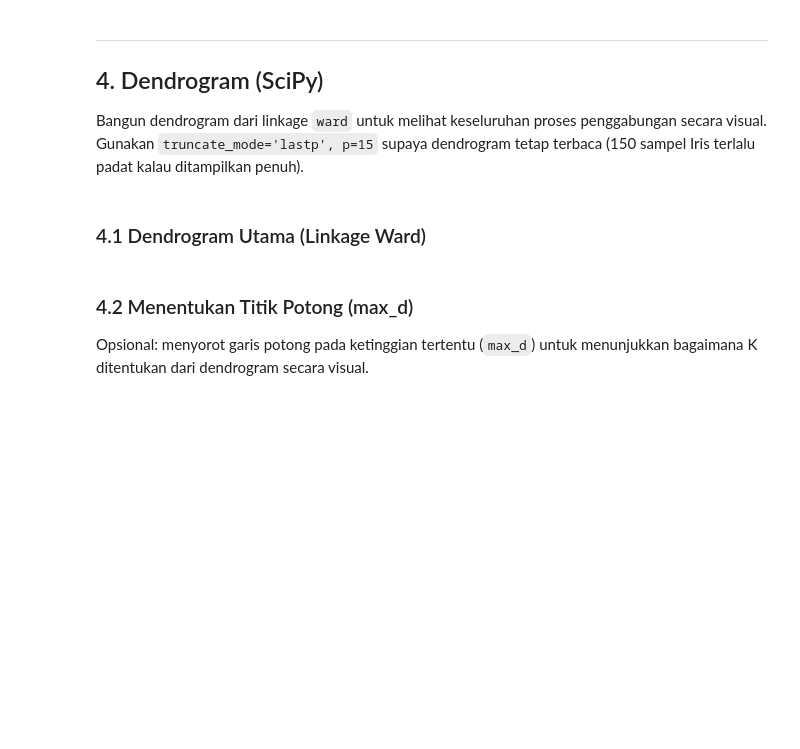
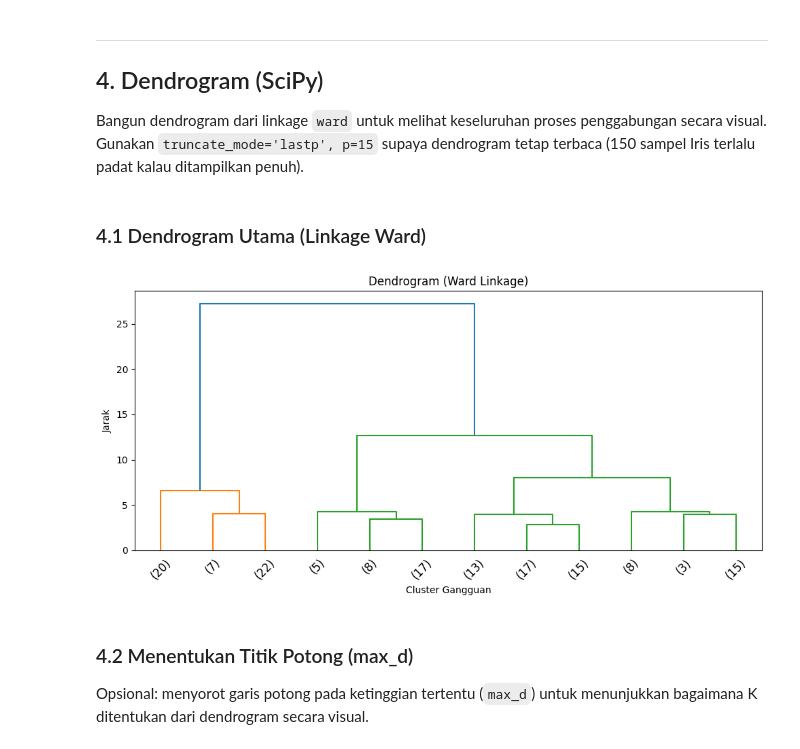
Before and after one commit to Renobelajar/prak-datascience-5, a Jupyter notebook: Template_5_Clustering-Hierarchical.ipynb, the cells around one changed output. Drawn from its saved outputs; the diff is of its cells as text; code cells hidden in the pictures; blank space fills up the shorter version.

```diff
--- a/Template_5_Clustering-Hierarchical.ipynb
+++ b/Template_5_Clustering-Hierarchical.ipynb
@@ -105,8 +105,23 @@ Bangun dendrogram dari linkage `ward` untuk melihat keseluruhan proses penggabun
 # %% [markdown]
 ### 4.1 Dendrogram Utama (Linkage Ward)
 # %%
-Z = linkage(X_scaled, method='ward', metric='euclidean')
-c, coph_dists = cophenet(Z, pdist(X_scaled))
+Z = linkage(X_scaled, method='ward')
+
+plt.figure(figsize=(10, 5))
+dendrogram(
+    Z,
+    truncate_mode='lastp',
+    p=12,
+    leaf_rotation=45.,
+    leaf_font_size=12.
+)
+plt.title("Dendrogram (Ward Linkage)")
+plt.xlabel("Cluster Gangguan")
+plt.ylabel("Jarak")
+plt.tight_layout()
+plt.show()
+# %% [output]
+[figure, added]
 # %% [markdown]
 ### 4.2 Menentukan Titik Potong (max_d)
 
```
